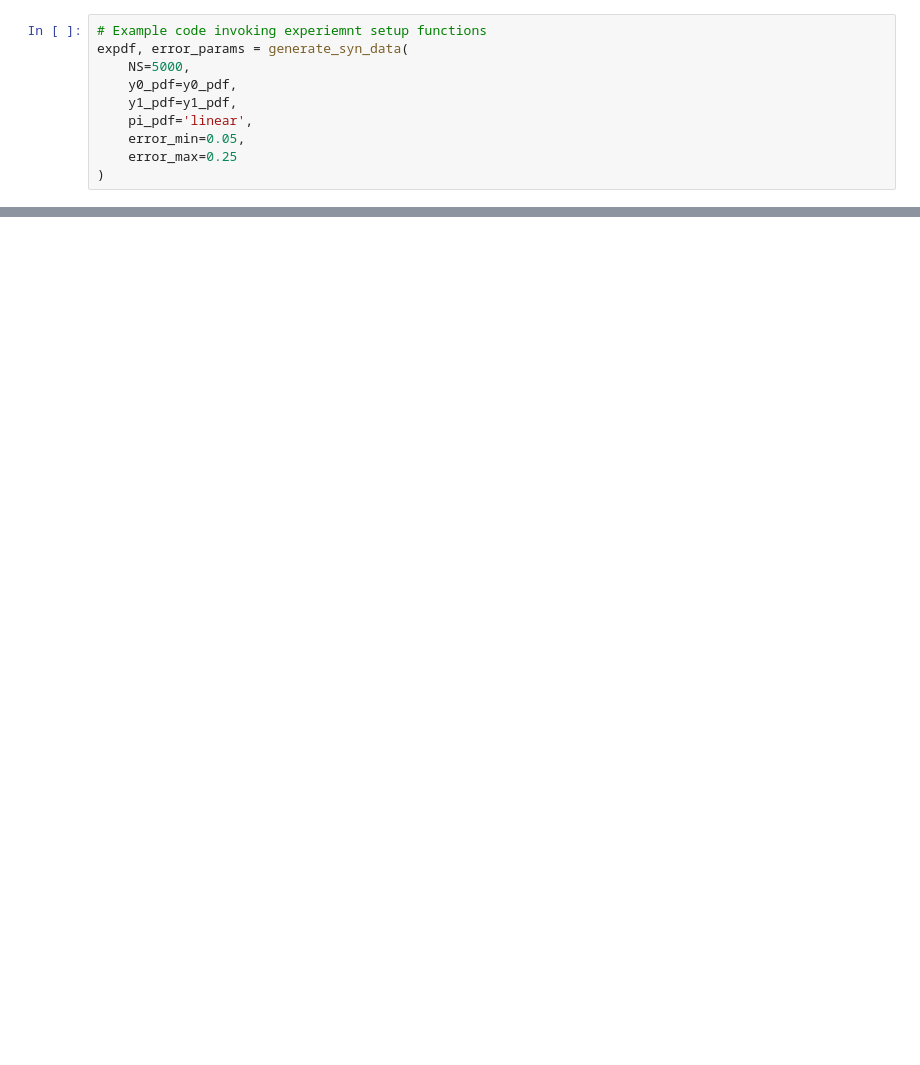
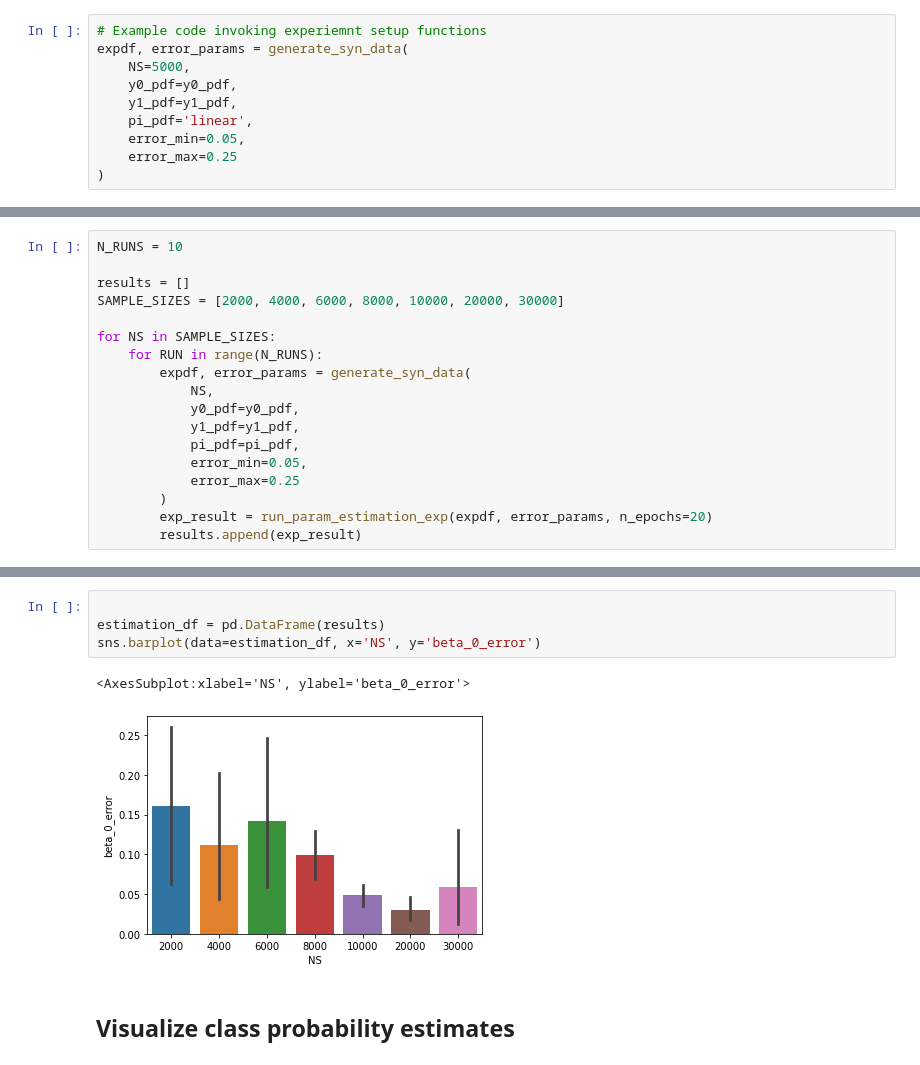
Before and after one commit to lguerdan/counterfactual-decision-support, a Jupyter notebook: torch_prototype.ipynb, the cells around one changed output, grey strips where cells are left out. Saved outputs shown, nothing was run; the diff lists cells and outputs as text; blank space fills up the shorter version.

```diff
--- a/torch_prototype.ipynb
+++ b/torch_prototype.ipynb
@@ -179,0 +98,18 @@ roc_auc_score(y, py_hat)
+# %%
+N_RUNS = 10
+
+results = []
+SAMPLE_SIZES = [2000, 4000, 6000, 8000, 10000, 20000, 30000]
+
+for NS in SAMPLE_SIZES:
+    for RUN in range(N_RUNS):
+        expdf, error_params = generate_syn_data(
+            NS,
+            y0_pdf=y0_pdf,
+            y1_pdf=y1_pdf,
+            pi_pdf=pi_pdf,
+            error_min=0.05,
+            error_max=0.25
+        )
+        exp_result = run_param_estimation_exp(expdf, error_params, n_epochs=20)
+        results.append(exp_result)
@@ -180,3 +124,12 @@ roc_auc_score(y, py_hat)
+# %%
+
+estimation_df = pd.DataFrame(results)
+sns.barplot(data=estimation_df, x='NS', y='beta_0_error')
+# %% [output]
+<AxesSubplot:xlabel='NS', ylabel='beta_0_error'>
+[figure, added]
+# %% [markdown]
+## Visualize class probability estimates
 # %%
 do=0
 debug_info = {
```
Also changed, not shown: parts of 22 cells of this notebook, 6 other files.
